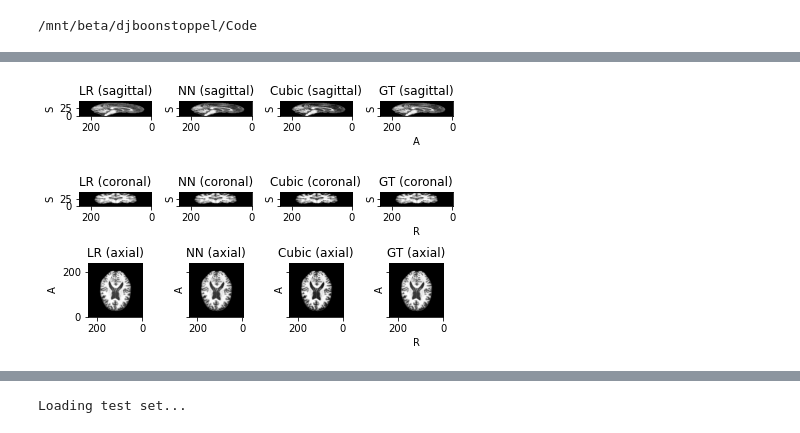
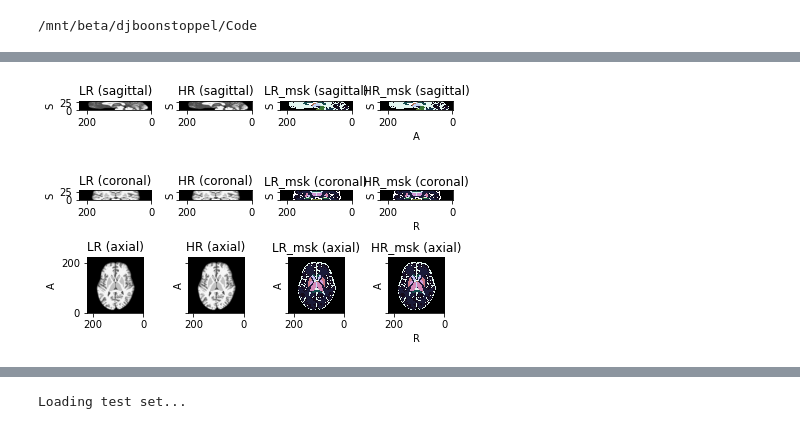
Before and after one commit to rienboonstoppel/SRGan, a Jupyter notebook: predict.ipynb, the cells around one changed output, grey strips where cells are left out. Drawn from its saved outputs; the diff is of its cells as text; code cells hidden in the pictures.

```diff
--- a/predict.ipynb
+++ b/predict.ipynb
@@ -56,9 +76,10 @@ real_set[0].plot()
 # %%
-img_real = RealImage(number=1, select_slices=48)
-real_subject = [img_real.subject()]
-real_set = tio.SubjectsDataset(
-    real_subject, transform=Normalize(std=std))
+img_sim = ImagePair(number=100206, select_slices=30, datasource='2mm_1mm')
+sim_subject = [img_sim.subject()]
 
-real_set[0].plot()
+sim_set = tio.SubjectsDataset(
+    sim_subject, transform=Normalize(std=std))
+
+sim_set[0].plot()
 # %% [output]
-[figure, old version]
+[figure, new version]
```
Also changed, not shown: parts of 12 cells of this notebook, 2 other files.
